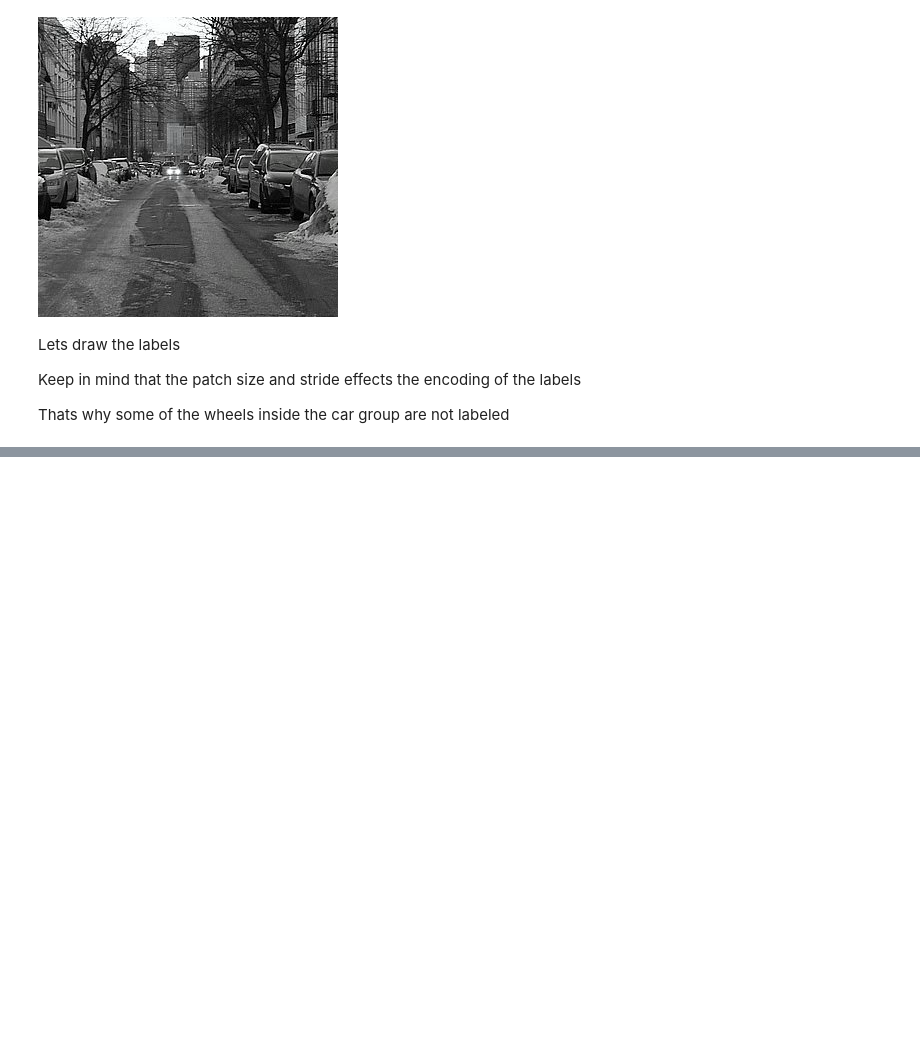
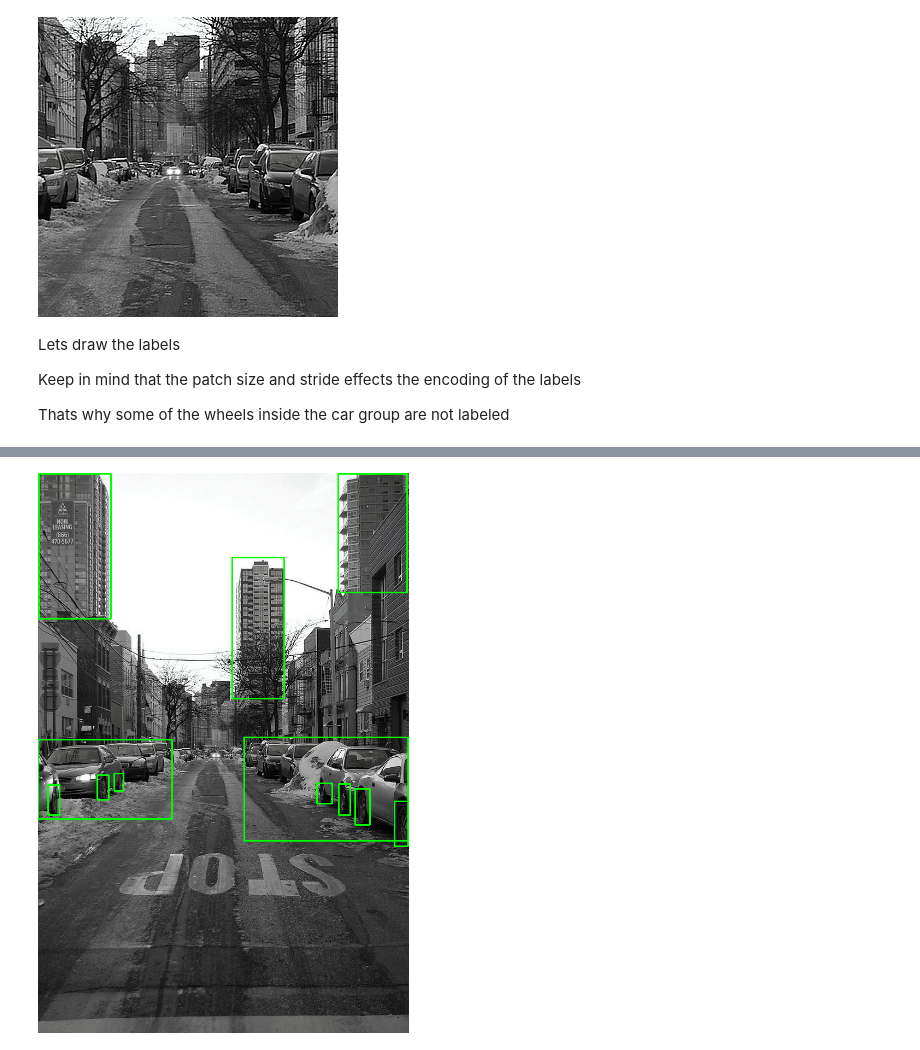
Before and after one commit to calper-ql/NCCNN, a Jupyter notebook: tutorial.ipynb, the cells around one changed output, grey strips where cells are left out. Drawn from its saved outputs; the diff is of its cells as text; code cells hidden in the pictures; blank space fills up the shorter version.

```diff
--- a/tutorial.ipynb
+++ b/tutorial.ipynb
@@ -102 +82,8 @@ imshow(draw_from_label(image, Y, cmap))
 [figure]
+# %%
+# smaller size
+X, Y, image, cmap = label_image('f4d07a53ade71fea',
+    ld['train codec'], ld['class names'], client, 40, 50)
+imshow(draw_from_label(image, Y, cmap))
+# %% [output]
+[figure, added]
```
Also changed, not shown: parts of 2 cells of this notebook.
